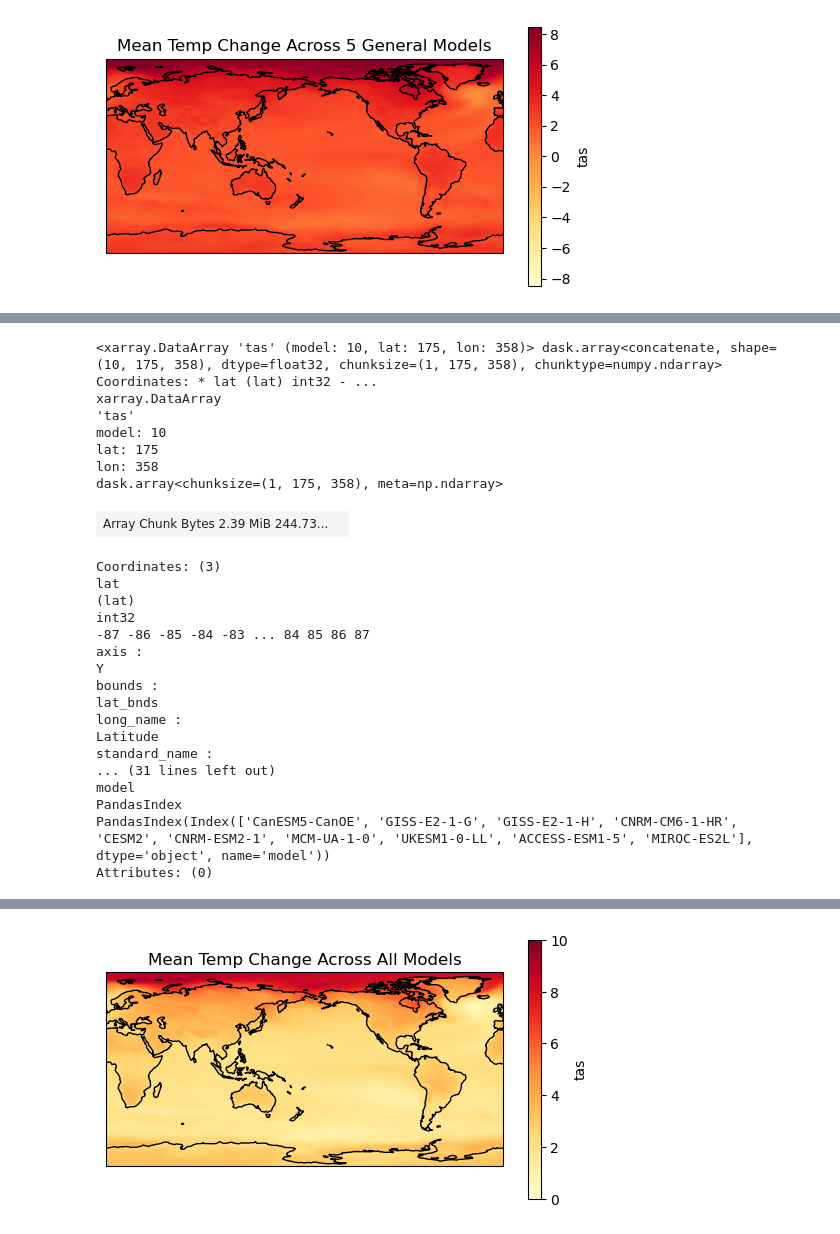
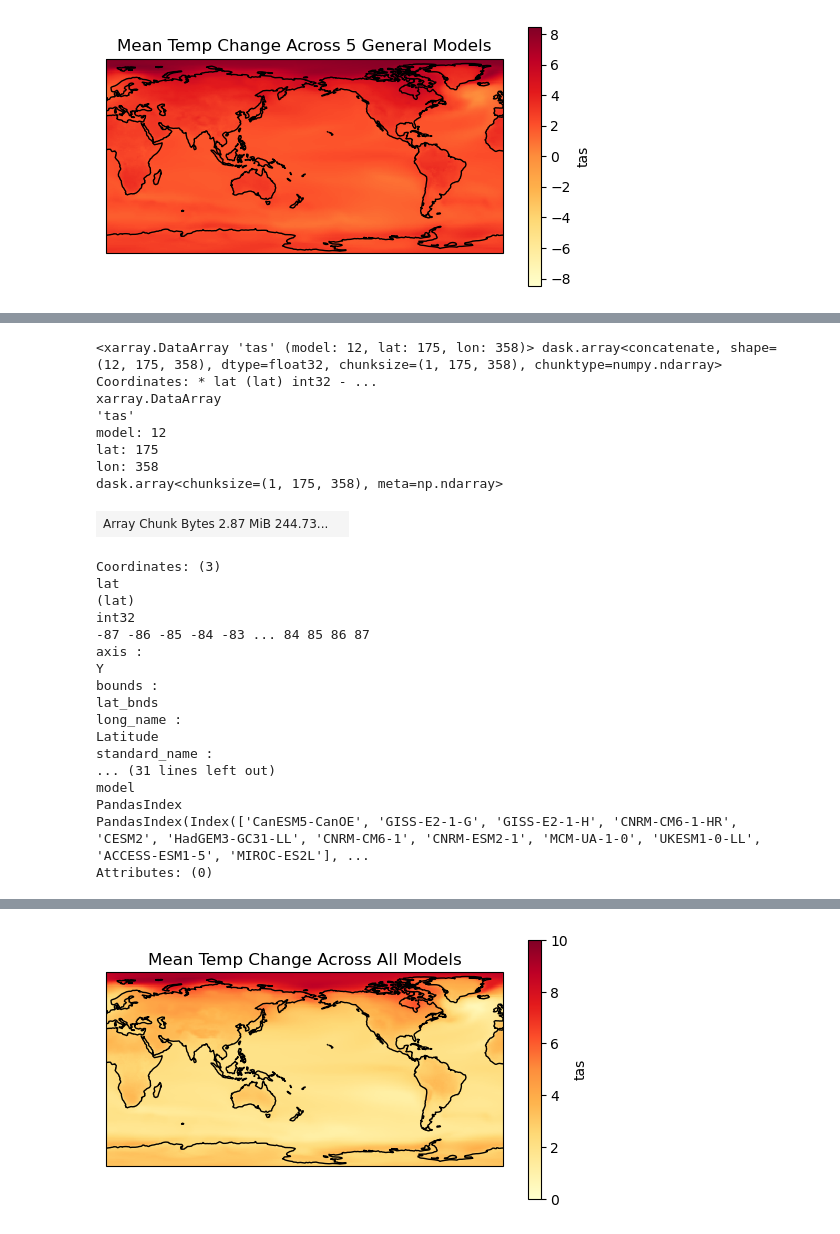
Before and after one commit to jinnayoon/cmip6-tempchangeproj, a Jupyter notebook: regional_temp_ssp245.ipynb, the cells around one changed output, grey strips where cells are left out. Cells and saved outputs as stored; diff of their text form; code cells hidden in the pictures.

```diff
--- a/regional_temp_ssp245.ipynb
+++ b/regional_temp_ssp245.ipynb
@@ -321,7 +347,9 @@ ds_12_models_list.append(ds_interp)
 # %%
 #query to individual model
-df_hist_tas = df.query(  "source_id == 'MCM-UA-1-0' & member_id == 'r1i1p1f2' & activity_id=='CMIP'        & table_id == 'Amon' & variable_id == 'tas' & experiment_id=='historical'")
-df_ssp245_tas = df.query("source_id == 'MCM-UA-1-0' & member_id == 'r1i1p1f2' & activity_id=='ScenarioMIP' & table_id == 'Amon' & variable_id == 'tas' & experiment_id=='ssp245'")
+df_hist_tas = df.query(  "source_id == 'MCM-UA-1-0' & member_id == 'r1i1p1f2'"
+                       "& activity_id=='CMIP'        & table_id == 'Amon' & variable_id == 'tas' & experiment_id=='historical'")
+df_ssp245_tas = df.query("source_id == 'MCM-UA-1-0' & member_id == 'r1i1p1f2'"
+                         "& activity_id=='ScenarioMIP' & table_id == 'Amon' & variable_id == 'tas' & experiment_id=='ssp245'")
 #load model as dataset
 ds_hist_tas   =load_zarr_dset(df_hist_tas)
 ds_ssp245_tas =load_zarr_dset(df_ssp245_tas)
@@ -334,12 +362,13 @@ ssp245_tas= ds_ssp245_tas.tas.sel(time=slice('2089','2099'))
 dtas = ssp245_tas.mean('time')-hist_tas.mean('time')
 ds_interp = dtas.interp(lat = new_lats, lon = new_lons)
 ds_interp= ds_interp.assign_coords(model = ds_hist_tas.source_id)
-#print(ds_interp)
-ds_12_models_list.append(ds_interp)
+ds_list_2.append(ds_interp)
 # %%
 #query to individual model
-df_hist_tas = df.query(  "source_id == 'UKESM1-0-LL' & member_id == 'r1i1p1f2' & activity_id=='CMIP'        & table_id == 'Amon' & variable_id == 'tas' & experiment_id=='historical'")
-df_ssp245_tas = df.query("source_id == 'UKESM1-0-LL' & member_id == 'r1i1p1f2' & activity_id=='ScenarioMIP' & table_id == 'Amon' & variable_id == 'tas' & experiment_id=='ssp245'")
+df_hist_tas = df.query(  "source_id == 'UKESM1-0-LL' & member_id == 'r1i1p1f2'"
+                       "& activity_id=='CMIP'        & table_id == 'Amon' & variable_id == 'tas' & experiment_id=='historical'")
+df_ssp245_tas = df.query("source_id == 'UKESM1-0-LL' & member_id == 'r1i1p1f2'"
+                         "& activity_id=='ScenarioMIP' & table_id == 'Amon' & variable_id == 'tas' & experiment_id=='ssp245'")
 #load model as dataset
 ds_hist_tas   =load_zarr_dset(df_hist_tas)
 ds_ssp245_tas =load_zarr_dset(df_ssp245_tas)
@@ -349,12 +378,13 @@ ssp245_tas= ds_ssp245_tas.tas.sel(time=slice('2089','2099'))
 dtas = ssp245_tas.mean('time')-hist_tas.mean('time')
 ds_interp = dtas.interp(lat = new_lats, lon = new_lons)
 ds_interp= ds_interp.assign_coords(model = ds_hist_tas.source_id)
-#print(ds_interp)
-ds_12_models_list.append(ds_interp)
+ds_list_2.append(ds_interp)
 # %%
 #query to individual model
-df_hist_tas = df.query(  "source_id == 'ACCESS-ESM1-5' & member_id == 'r31i1p1f1' & activity_id=='CMIP'        & table_id == 'Amon' & variable_id == 'tas' & experiment_id=='historical'")
-df_ssp245_tas = df.query("source_id == 'ACCESS-ESM1-5' & member_id == 'r31i1p1f1' & activity_id=='ScenarioMIP' & table_id == 'Amon' & variable_id == 'tas' & experiment_id=='ssp245'")
+df_hist_tas = df.query(  "source_id == 'ACCESS-ESM1-5' & member_id == 'r31i1p1f1'"
+                       "& activity_id=='CMIP'        & table_id == 'Amon' & variable_id == 'tas' & experiment_id=='historical'")
+df_ssp245_tas = df.query("source_id == 'ACCESS-ESM1-5' & member_id == 'r31i1p1f1'"
+                         "& activity_id=='ScenarioMIP' & table_id == 'Amon' & variable_id == 'tas' & experiment_id=='ssp245'")
 #load model as dataset
 ds_hist_tas   =load_zarr_dset(df_hist_tas)
 ds_ssp245_tas =load_zarr_dset(df_ssp245_tas)
@@ -364,12 +394,13 @@ ssp245_tas= ds_ssp245_tas.tas.sel(time=slice('2089','2099'))
 dtas = ssp245_tas.mean('time')-hist_tas.mean('time')
 ds_interp = dtas.interp(lat = new_lats, lon = new_lons)
 ds_interp= ds_interp.assign_coords(model = ds_hist_tas.source_id)
-#print(ds_interp)
-ds_12_models_list.append(ds_interp)
+ds_list_2.append(ds_interp)
 # %%
 #query to individual model
-df_hist_tas = df.query(  "source_id == 'MIROC-ES2L' & member_id == 'r1i1p1f2' & activity_id=='CMIP'        & table_id == 'Amon' & variable_id == 'tas' & experiment_id=='historical'")
-df_ssp245_tas = df.query("source_id == 'MIROC-ES2L' & member_id == 'r1i1p1f2' & activity_id=='ScenarioMIP' & table_id == 'Amon' & variable_id == 'tas' & experiment_id=='ssp245'")
+df_hist_tas = df.query(  "source_id == 'MIROC-ES2L' & member_id == 'r1i1p1f2'"
+                       "& activity_id=='CMIP'        & table_id == 'Amon' & variable_id == 'tas' & experiment_id=='historical'")
+df_ssp245_tas = df.query("source_id == 'MIROC-ES2L' & member_id == 'r1i1p1f2'"
+                         "& activity_id=='ScenarioMIP' & table_id == 'Amon' & variable_id == 'tas' & experiment_id=='ssp245'")
 #load model as dataset
 ds_hist_tas   =load_zarr_dset(df_hist_tas)
 ds_ssp245_tas =load_zarr_dset(df_ssp245_tas)
@@ -379,21 +410,20 @@ ssp245_tas= ds_ssp245_tas.tas.sel(time=slice('2089','2099'))
 dtas = ssp245_tas.mean('time')-hist_tas.mean('time')
 ds_interp = dtas.interp(lat = new_lats, lon = new_lons)
 ds_interp= ds_interp.assign_coords(model = ds_hist_tas.source_id)
-#print(ds_interp)
-ds_12_models_list.append(ds_interp)
+ds_list_2.append(ds_interp)
 # %%
-ds_12_models = xr.concat(ds_12_models_list, dim = 'model', coords = 'minimal', compat = 'override')
+ds_12_models = xr.concat(ds_list_2, dim = 'model', coords = 'minimal', compat = 'override')
 ds_12_models = ds_12_models.drop_vars('height')
 ds_12_models
 # %% [output]
-<xarray.DataArray 'tas' (model: 10, lat: 175, lon: 358)> dask.array<concatenate, shape=(10, 175, 358), dtype=float32, chunksize=(1, 175, 358), chunktype=numpy.ndarray> Coordinates: * lat (lat) int32 - ...
+<xarray.DataArray 'tas' (model: 12, lat: 175, lon: 358)> dask.array<concatenate, shape=(12, 175, 358), dtype=float32, chunksize=(1, 175, 358), chunktype=numpy.ndarray> Coordinates: * lat (lat) int32 - ...
 xarray.DataArray
 'tas'
-model: 10
+model: 12
 lat: 175
 lon: 358
 dask.array<chunksize=(1, 175, 358), meta=np.ndarray>
-| Array Chunk Bytes 2.39 MiB 244.73... |  |
+| Array Chunk Bytes 2.87 MiB 244.73... |  |
 Coordinates: (3)
 lat
 (lat)
@@ -409,7 +439,7 @@ standard_name :
 ... (31 lines left out)
 model
 PandasIndex
-PandasIndex(Index(['CanESM5-CanOE', 'GISS-E2-1-G', 'GISS-E2-1-H', 'CNRM-CM6-1-HR', 'CESM2', 'CNRM-ESM2-1', 'MCM-UA-1-0', 'UKESM1-0-LL', 'ACCESS-ESM1-5', 'MIROC-ES2L'], dtype='object', name='model'))
+PandasIndex(Index(['CanESM5-CanOE', 'GISS-E2-1-G', 'GISS-E2-1-H', 'CNRM-CM6-1-HR', 'CESM2', 'HadGEM3-GC31-LL', 'CNRM-CM6-1', 'CNRM-ESM2-1', 'MCM-UA-1-0', 'UKESM1-0-LL', 'ACCESS-ESM1-5', 'MIROC-ES2L'], ...
 Attributes: (0)
 # %%
 ds_all_41 = xr.concat([ds_12_models, ds_all_reg], dim = 'model', coords = 'minimal', compat = 'override')
```
Also changed, not shown: parts of 17 cells of this notebook, 6 other files.
